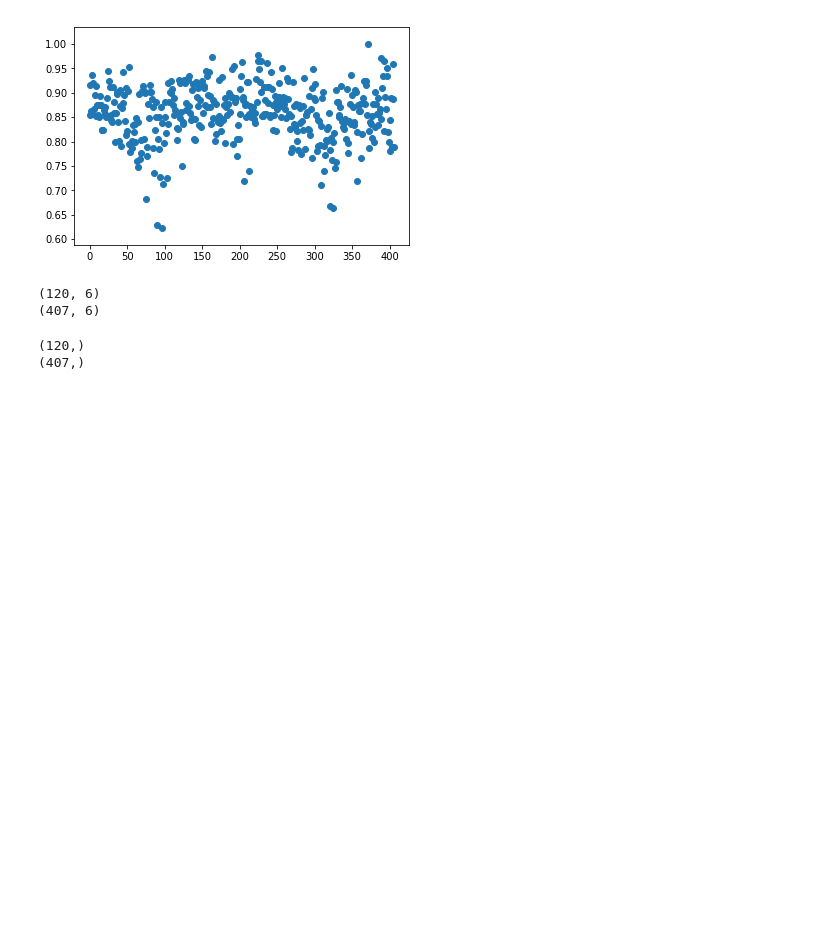
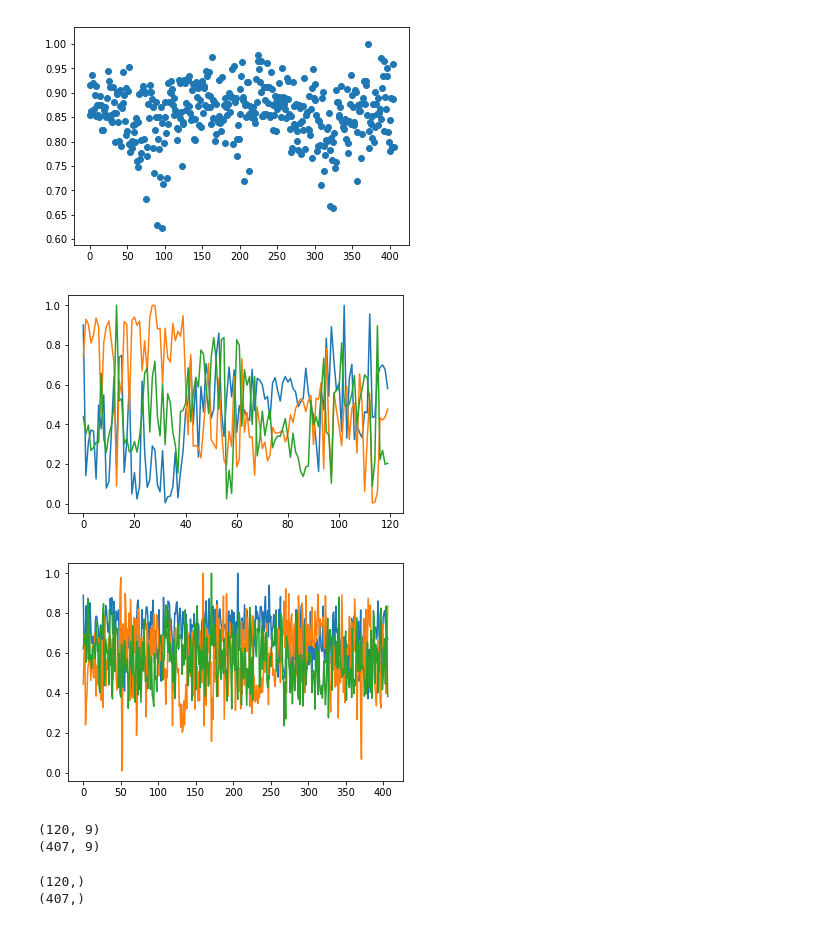
Before and after one commit to lindawangg/Classifying-Heartbeats, a Jupyter notebook: finding_features.ipynb, the cells around one changed output. Cells and saved outputs as stored; diff of their text form; code cells hidden in the pictures; blank space fills up the shorter version.

```diff
--- a/finding_features.ipynb
+++ b/finding_features.ipynb
@@ -188,16 +194,41 @@ show()
 [figure]
 [figure]
 [figure]
+# %%
+FsA = int(framerate_A[0]/10) # framerate is the same for all of set A
+FsB = int(framerate_B[0]/10) # framerate is the same for all of set B
+
+from python_speech_features import mfcc
+
+mfccA = np.array([mfcc(np.abs(x),samplerate=FsA, numcep=3,winlen=0.025) for x in x_dataA])
+mfccA_feat = np.array([[np.average(m[:,0]),np.average(m[:,1]),np.average(m[:,2])] for m in mfccA])
+for i in range(len(mfccA_feat[0])):
+    mfccA_feat[:,i] = np.abs(mfccA_feat[:,i])/max(np.abs(mfccA_feat[:,i]))
+
+mfccB = np.array([mfcc(np.abs(x),samplerate=FsB, numcep=5,winlen=0.01, winstep=0.01) for x in x_dataB])
+mfccB_feat = np.array([[np.average(m[:,0]),np.average(m[:,1]),np.average(m[:,2])] for m in mfccB])
+for i in range(len(mfccB_feat[0])):
+    mfccB_feat[:,i] = np.abs(mfccB_feat[:,i])/max(np.abs(mfccB_feat[:,i]))
+
+figure()
+plot(mfccA_feat)
+show()
+figure()
+plot(mfccB_feat)
+show()
+# %% [output]
+[figure, added]
+[figure, added]
 # %%
 # features to use
-# zero_crossings, energy, entropy, entropy frequency, flux, spread
-x_trainA = np.column_stack((zero_crossingsA, energyA, entropyA, entropy_freqA, fluxA, centroidA[:,1]))
-x_trainB = np.column_stack((zero_crossingsB, energyB, entropyB, entropy_freqB, fluxB, centroidB[:,1]))
+# zero_crossings, energy, entropy, entropy frequency, flux, spread, mfcc
+x_trainA = np.column_stack((zero_crossingsA, energyA, entropyA, entropy_freqA, fluxA, centroidA[:,1],mfccA_feat))
+x_trainB = np.column_stack((zero_crossingsB, energyB, entropyB, entropy_freqB, fluxB, centroidB[:,1],mfccB_feat))
 print(x_trainA.shape)
 print(x_trainB.shape)
 # %% [output]
-(120, 6)
-(407, 6)
+(120, 9)
+(407, 9)
 # %%
 from sklearn import preprocessing
 le = preprocessing.LabelEncoder()
```
Also changed, not shown: parts of 14 cells of this notebook, 1 other file.
